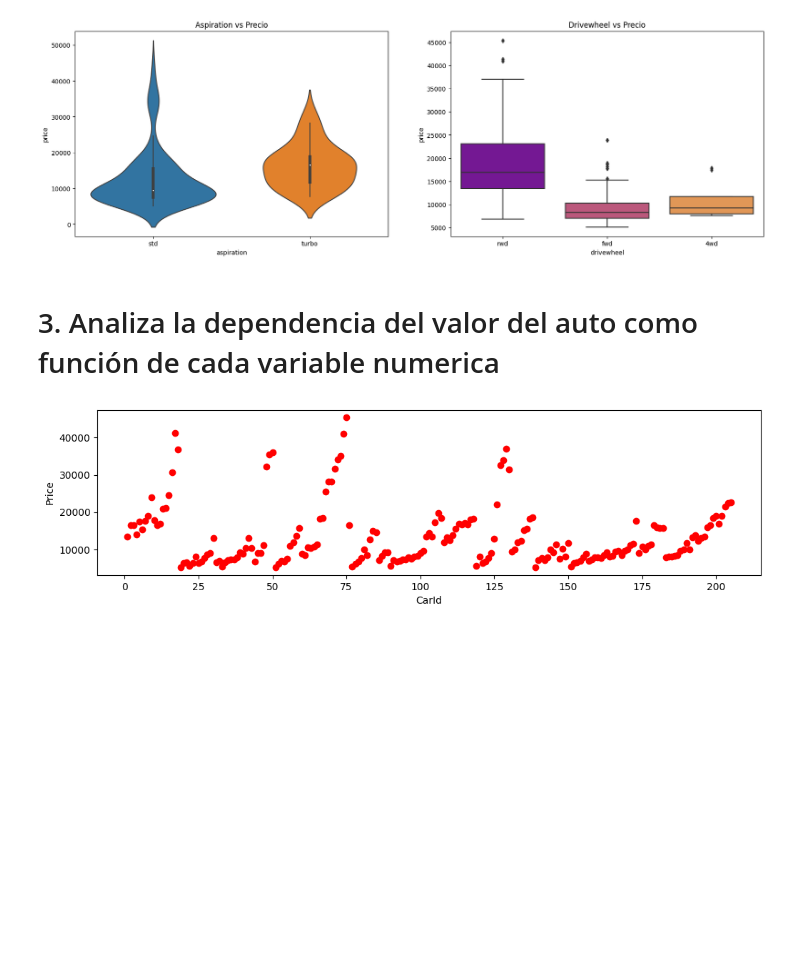
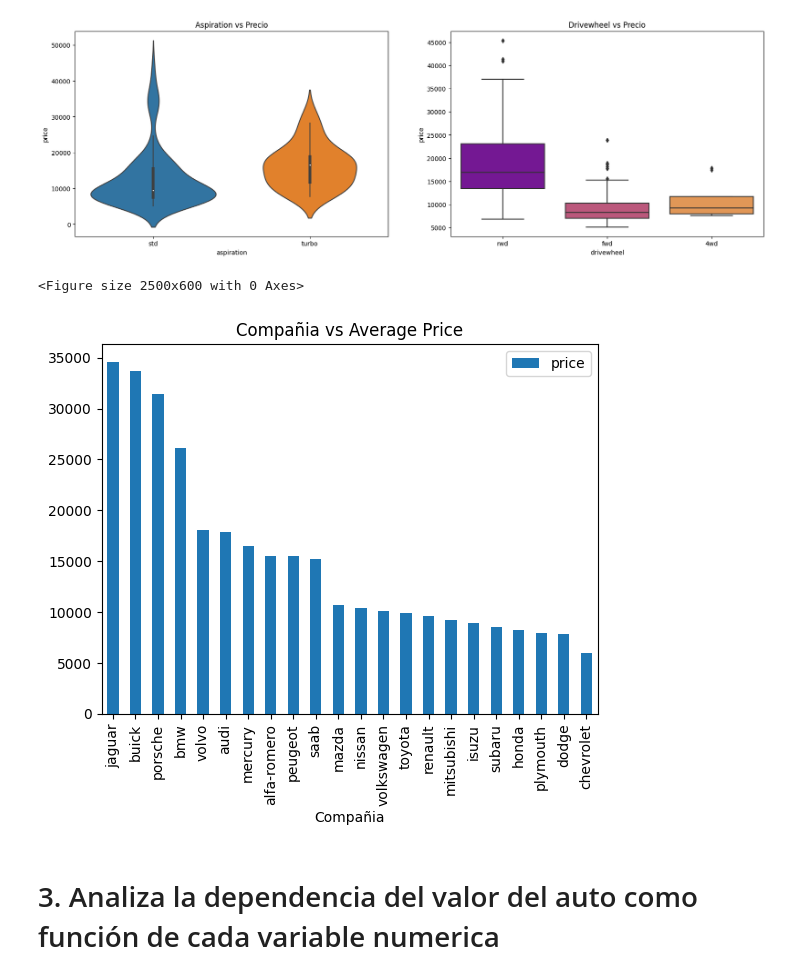
Before and after one commit to DCI-alxogm/ml2023-DPM2310, a Jupyter notebook: Sep8-9/Ejercicio9Sep.ipynb, the cells around one changed output. Saved outputs shown, nothing was run; the diff lists cells and outputs as text; code cells hidden in the pictures; blank space fills up the shorter version.

```diff
--- a/Sep8-9/Ejercicio9Sep.ipynb
+++ b/Sep8-9/Ejercicio9Sep.ipynb
@@ -245,21 +245,25 @@ sns.boxplot(x=df.drivewheel, y=df.price, palette=("plasma"))
 plt.show()
 # %% [output]
 [figure]
+# %%
+# Tambien podemos visualizar las varibales categoricas en una grafica de barras con respecto al precio promedio
+
+plt.figure(figsize=(25, 6))
+
+labels = ['Compañia','symboling','fueltype','enginetype','carbody','doornumber','enginelocation','fuelsystem','cylindernumber','aspiration','drivewheel']
+
+#for i in range(10):
+#  df2 = pd.DataFrame(df.groupby(labels[i])['price'].mean().sort_values(ascending = False))
+#  df2.plot.bar()
+#  plt.title(' vs Average Price')
+#  plt.show()
+
+df2 = pd.DataFrame(df.groupby(['Compañia'])['price'].mean().sort_values(ascending = False))
+df2.plot.bar()
+plt.title('Compañia vs Average Price')
+plt.show()
+# %% [output]
+<Figure size 2500x600 with 0 Axes>
+[figure, added]
 # %% [markdown]
 # 3. Analiza la dependencia del valor del auto como función de cada variable numerica
-# %%
-# Analiza la dependencia del valor del auto como función de cada variable numerica
-
-fig,ax = plt.subplots(1, 1, figsize=(12, 3))
-
-ax.scatter(carID, price, color = "red")
-ax.set_xlabel('CarId')
-ax.set_ylabel('Price')
-#ax[i].scatter(Xh[:,i], yp, color = "orange", label = 'predict')
-#ax[i].set_xlabel(labels[i])
-
-#ax[0].set_ylabel("Price"); ax[0].legend();
-#fig.suptitle("Target vs Prediction using normalized model")
-plt.show()
-# %% [output]
-[figure, removed]
```
Also changed, not shown: parts of 11 cells of this notebook.
